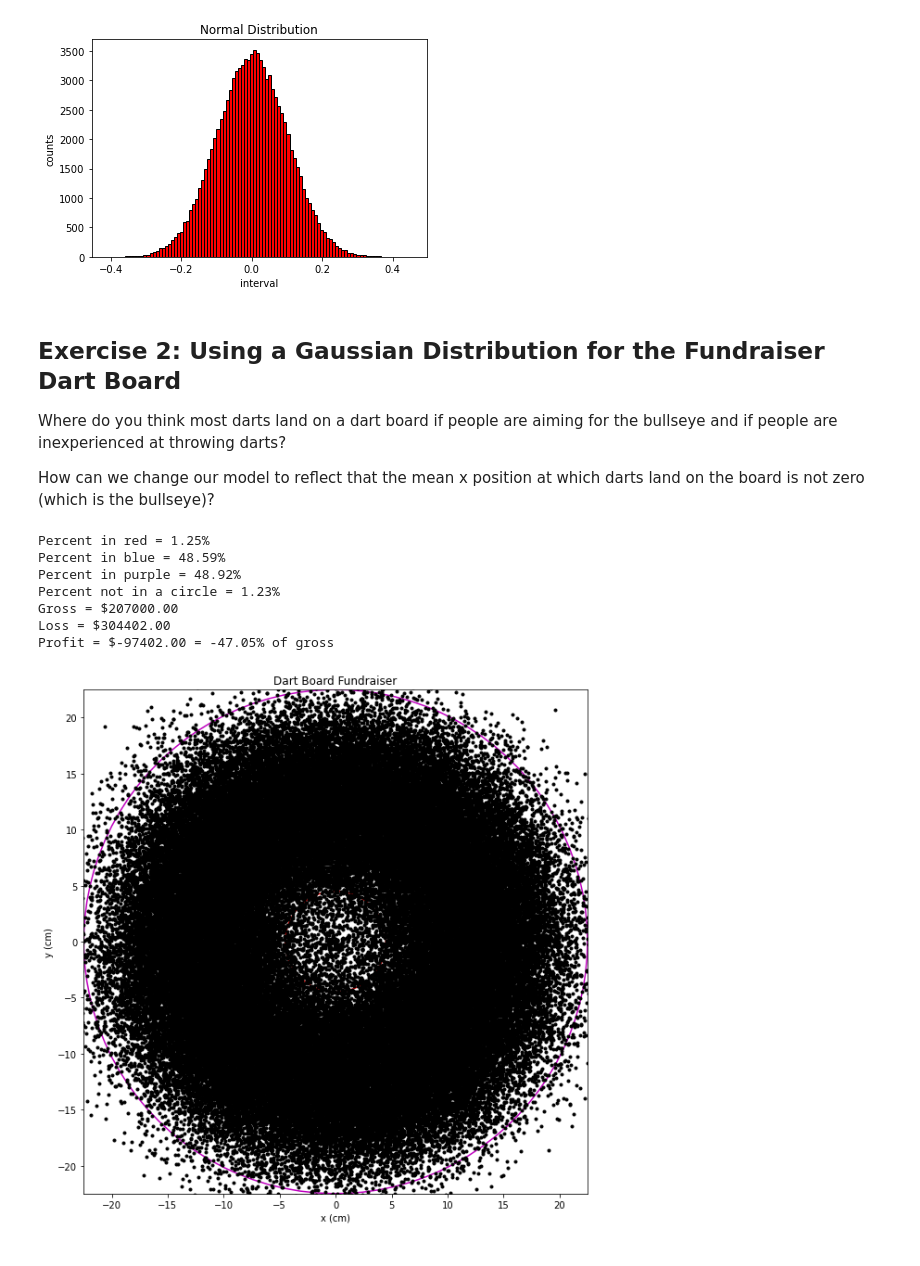
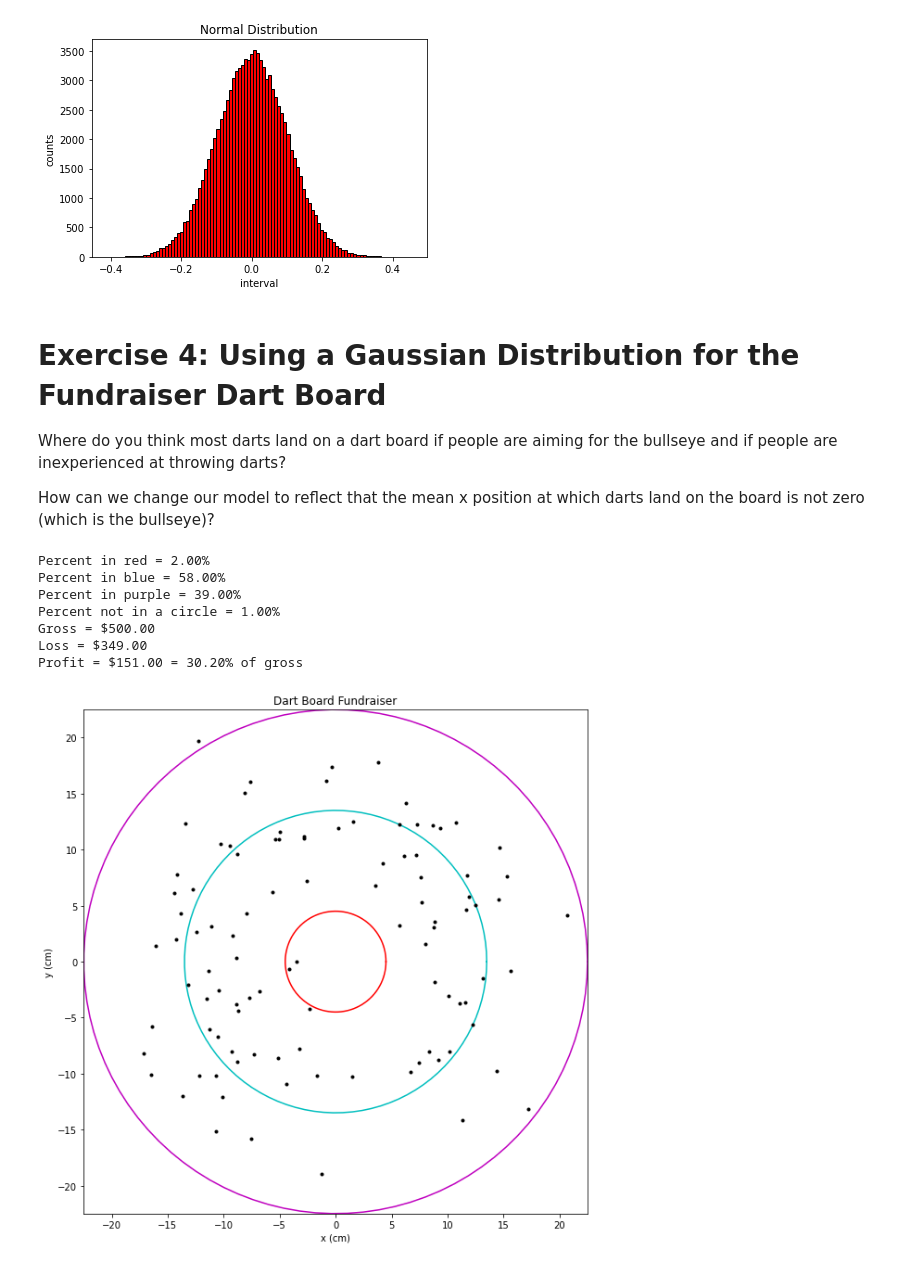
Before and after one commit to atitus/math-modeling-2, a Jupyter notebook: unit-02/02-02-game/02-02-game-solution.ipynb, the cells around one changed output. Cells and saved outputs as stored; diff of their text form; code cells hidden in the pictures.

```diff
--- a/unit-02/02-02-game/02-02-game-solution.ipynb
+++ b/unit-02/02-02-game/02-02-game-solution.ipynb
@@ -25,5 +34,8 @@ For the fundraiser, you will sell "throws" for a certain price $P$. What should
 # %%
-L = 45
+P = 5 #price per dart
+Ntosses = 100 #number of darts thrown
+
+L = 45 #the length of one side of the dart board in cm
 Rpurple = 45/2
 Rblue = 27/2
 Rred = 9/2
@@ -31,8 +43,6 @@ Rred = 9/2
 Ppurple = 1
 Pblue = 5
 Pred = 10
-P = 2.07
-Ntosses = 10000
 
 Npurple = 0
 Nblue = 0
@@ -43,18 +53,23 @@ ymodel = []
 
 for i in range(1,Ntosses+1):
 
-    x = rand.uniform(-L/2,L/2)
-    y = rand.uniform(-L/2,L/2)
+    x = rand.uniform(-L/2,L/2) #should be a random number
+    y = rand.uniform(-L/2,L/2) #should be a random number
     xmodel.append(x)
     ymodel.append(y)
 
-    r = np.sqrt(x**2+y**2)
+    ######
+
+    # See if the x,y coordinates of a dart is within each circle and count Npurple, Nblue, or Nred
+#    r = np.sqrt(x**2+y**2)
     if r<Rpurple and r>Rblue:
         Npurple = Npurple + 1
     elif r<Rblue and r>Rred:
         Nblue = Nblue + 1
     elif r<Rred:
         Nred = Nred + 1
+
+    ######
 
 gross = P*Ntosses
 loss = Ppurple*Npurple + Pblue*Nblue + Pred*Nred
@@ -148,22 +173,24 @@ plt.show()
 # %% [output]
 [figure]
 # %% [markdown]
-## Exercise 2: Using a Gaussian Distribution for the Fundraiser Dart Board
+# Exercise 4: Using a Gaussian Distribution for the Fundraiser Dart Board
 
 Where do you think most darts land on a dart board if people are aiming for the bullseye and if people are inexperienced at throwing darts?
 
 How can we change our model to reflect that the mean x position at which darts land on the board is not zero (which is the bullseye)?
 # %%
+P = 5 #price per dart
+Ntosses = 100 #number of darts thrown
+
+
 L = 45
 Rpurple = 45/2
 Rblue = 27/2
 Rred = 9/2
 
-Mpurple = 1
-Mblue = 5
-Mred = 10
-P = 2.07
-Ntosses = 100000
+Ppurple = 1
+Pblue = 5
+Pred = 10
 
 Npurple = 0
 Nblue = 0
@@ -192,7 +219,7 @@ for i in range(1,Ntosses+1):
         Nred = Nred + 1
 
 gross = P*Ntosses
-loss = Mpurple*Npurple + Mblue*Nblue + Mred*Nred
+loss = Ppurple*Npurple + Pblue*Nblue + Pred*Nred
 
 
 print("Percent in red = {:.2f}%".format(Nred/Ntosses*100))
@@ -202,38 +229,38 @@ print("Percent not in a circle = {:.2f}%".format((Ntosses-Npurple-Nblue-Nred)/Nt
 print("Gross = ${:.2f}".format(gross))
 print("Loss = ${:.2f}".format(loss))
 print("Profit = ${:.2f} = {:.2f}% of gross".format(gross-loss, (gross-loss)/gross*100))
 
 
 #red circle
 theta = np.linspace(0,2*np.pi,100)
 xred = Rred*np.cos(theta)
 yred = Rred*np.sin(theta)
 #blue circle
 xblue = Rblue*np.cos(theta)
 yblue = Rblue*np.sin(theta)
 #purple circle
 xpurple = Rpurple*np.cos(theta)
 ypurple = Rpurple*np.sin(theta)
 
 #graph
 plt.figure(figsize=(10,10))
 plt.title("Dart Board Fundraiser")
 plt.xlabel("x (cm)")
 plt.ylabel("y (cm)")
 plt.xlim(-L/2, L/2)
 plt.ylim(-L/2, L/2)
 plt.plot(xred, yred, 'r-')
 plt.plot(xblue, yblue, 'c-')
 plt.plot(xpurple, ypurple, 'm-')
 plt.plot(xmodel,ymodel, 'k.')
 plt.gca().set_aspect('equal', adjustable='box')
 plt.show()
 # %% [output]
-Percent in red = 1.25%
-Percent in blue = 48.59%
-Percent in purple = 48.92%
-Percent not in a circle = 1.23%
-Gross = $207000.00
-Loss = $304402.00
-Profit = $-97402.00 = -47.05% of gross
+Percent in red = 2.00%
+Percent in blue = 58.00%
+Percent in purple = 39.00%
+Percent not in a circle = 1.00%
+Gross = $500.00
+Loss = $349.00
+Profit = $151.00 = 30.20% of gross
-[figure, old version]
+[figure, new version]
```
Also changed, not shown: parts of 8 cells of this notebook, 2 other files.
